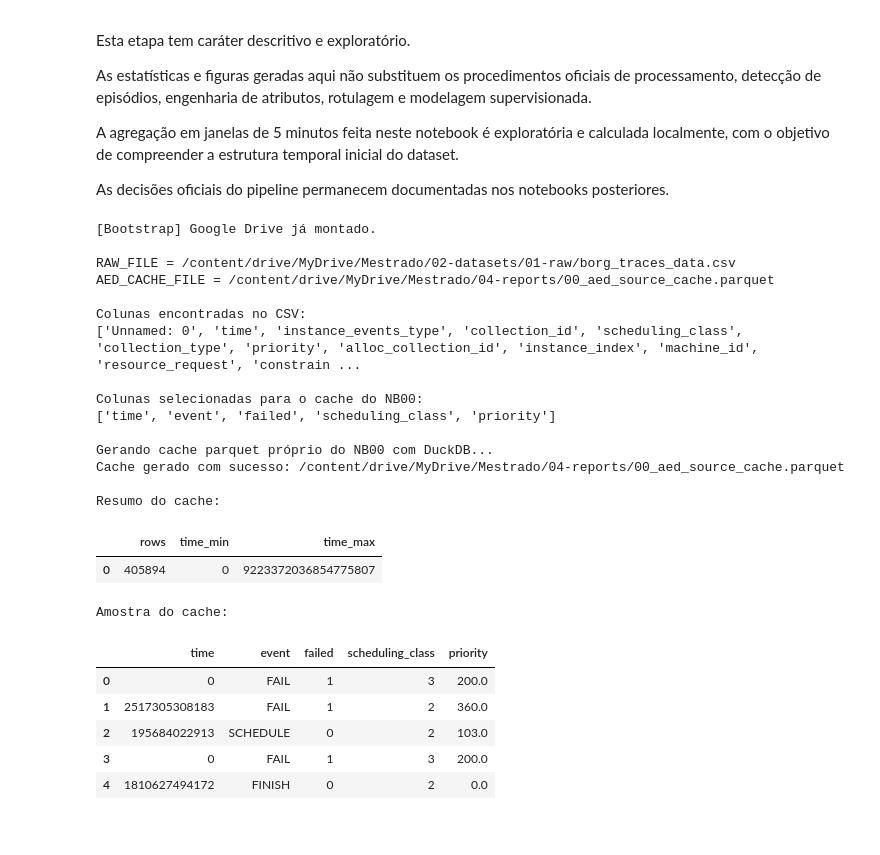
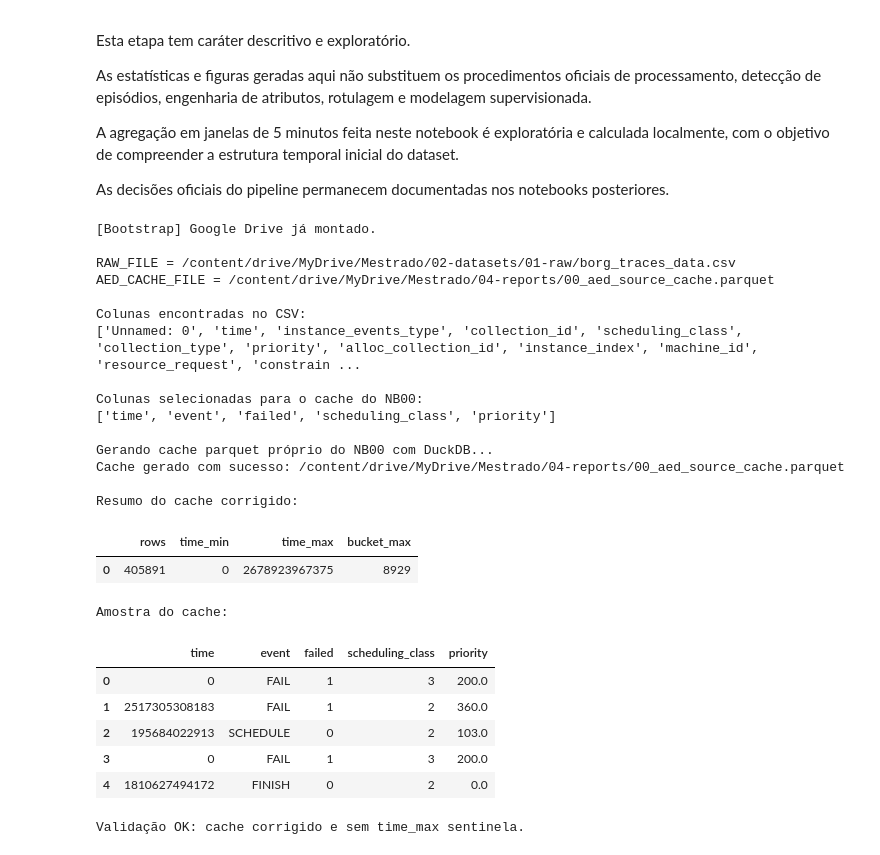
Before and after one commit to sergiocostaifes/PPCOMP_DM, a Jupyter notebook: notebooks/00_AED_exploratoria.ipynb, the cells around one changed output. Drawn from its saved outputs; the diff is of its cells as text; code cells hidden in the pictures.

```diff
--- a/notebooks/00_AED_exploratoria.ipynb
+++ b/notebooks/00_AED_exploratoria.ipynb
@@ -102,12 +102,12 @@ As decisões oficiais do pipeline permanecem documentadas nos notebooks posterio
 # ============================================================
 # NB00 — Célula 1
 # Bootstrap + geração de cache técnico próprio a partir do CSV bruto Kaggle
+# Corrige valor sentinela/extremo em time
 # ============================================================
 
 from pathlib import Path
 import subprocess
 import sys
-import os
 import pandas as pd
 
 # -----------------------------
@@ -139,10 +139,8 @@ REPORTS_PATH.mkdir(parents=True, exist_ok=True)
 
 AED_CACHE_FILE = REPORTS_PATH / "00_aed_source_cache.parquet"
 
-# Caminho esperado
 RAW_FILE_EXPECTED = MESTRADO_ROOT / "02-datasets" / "01-raw" / "borg_traces_data.csv"
 
-# Procura alternativas, se o caminho esperado não existir
 if RAW_FILE_EXPECTED.exists():
     RAW_FILE = RAW_FILE_EXPECTED
 else:
@@ -166,7 +164,12 @@ else:
     print("\n[Bootstrap] Arquivo encontrado em:")
     print(RAW_FILE)
 
+# Use True uma vez para reconstruir o cache corrigido.
+# Depois que estiver OK, pode trocar para False.
 FORCE_REBUILD_CACHE = True
+
+# Valor sentinela observado no CSV/cache anterior.
+MAX_VALID_TIME_EXCLUSIVE = 9223372036854775807
 
 print("\nRAW_FILE =", RAW_FILE)
 print("AED_CACHE_FILE =", AED_CACHE_FILE)
@@ -250,7 +253,12 @@ else:
 
     print("\nGerando cache parquet próprio do NB00 com DuckDB...")
 
+    temp_dir = "/content/duckdb_tmp"
+    Path(temp_dir).mkdir(parents=True, exist_ok=True)
+
     con = duckdb.connect(database=":memory:")
+    con.execute(f"SET temp_directory='{temp_dir}';")
+    con.execute("PRAGMA threads=1;")
 
     sql = f"""
     COPY (
@@ -263,6 +271,8 @@ else:
             SAMPLE_SIZE = 20000
         )
         WHERE TRY_CAST({qcol('time')} AS BIGINT) IS NOT NULL
+          AND TRY_CAST({qcol('time')} AS BIGINT) >= 0
+          AND TRY_CAST({qcol('time')} AS BIGINT) < {MAX_VALID_TIME_EXCLUSIVE}
           AND CAST({qcol('event')} AS VARCHAR) IS NOT NULL
     )
     TO '{cache_path_sql}'
@@ -283,41 +293,53 @@ info = con.execute(f"""
     SELECT
         COUNT(*) AS rows,
         MIN(time) AS time_min,
-        MAX(time) AS time_max
+        MAX(time) AS time_max,
+        CAST(FLOOR((MAX(time) - MIN(time)) / 300000000) AS BIGINT) AS bucket_max
     FROM read_parquet('{cache_path_sql}')
+    WHERE time IS NOT NULL
+      AND time >= 0
+      AND time < {MAX_VALID_TIME_EXCLUSIVE}
 """).df()
 
 sample = con.execute(f"""
     SELECT *
     FROM read_parquet('{cache_path_sql}')
     LIMIT 5
 """).df()
 
 con.close()
 
-print("\nResumo do cache:")
+print("\nResumo do cache corrigido:")
 display(info)
 
 print("\nAmostra do cache:")
 display(sample)
+
+bucket_max = int(info.iloc[0]["bucket_max"])
+time_max = int(info.iloc[0]["time_max"])
+
+assert time_max < MAX_VALID_TIME_EXCLUSIVE, "Ainda existe valor sentinela/extremo em time_max."
+assert bucket_max < 1_000_000, f"bucket_max anormalmente alto: {bucket_max}"
+
+print("\nValidação OK: cache corrigido e sem time_max sentinela.")
 # %% [output]
 [Bootstrap] Google Drive já montado.
 
 RAW_FILE = /content/drive/MyDrive/Mestrado/02-datasets/01-raw/borg_traces_data.csv
 AED_CACHE_FILE = /content/drive/MyDrive/Mestrado/04-reports/00_aed_source_cache.parquet
 
 Colunas encontradas no CSV:
 ['Unnamed: 0', 'time', 'instance_events_type', 'collection_id', 'scheduling_class', 'collection_type', 'priority', 'alloc_collection_id', 'instance_index', 'machine_id', 'resource_request', 'constrain ...
 
 Colunas selecionadas para o cache do NB00:
 ['time', 'event', 'failed', 'scheduling_class', 'priority']
 
 Gerando cache parquet próprio do NB00 com DuckDB...
 Cache gerado com sucesso: /content/drive/MyDrive/Mestrado/04-reports/00_aed_source_cache.parquet
 
-Resumo do cache:
+Resumo do cache corrigido:
-|  | rows | time_min | time_max |
-| 0 | 405894 | 0 | 9223372036854775807 |
+|  | rows | time_min | time_max | bucket_max |
+| 0 | 405891 | 0 | 2678923967375 | 8929 |
 Amostra do cache:
 |  | time | event | failed | scheduling_class | priority |
 | 0 | 0 | FAIL | 1 | 3 | 200.0 |
@@ -325,3 +347,4 @@ Amostra do cache:
 | 2 | 195684022913 | SCHEDULE | 0 | 2 | 103.0 |
 | 3 | 0 | FAIL | 1 | 3 | 200.0 |
 | 4 | 1810627494172 | FINISH | 0 | 2 | 0.0 |
+Validação OK: cache corrigido e sem time_max sentinela.
```
Also changed, not shown: parts of 1 cell of this notebook.
